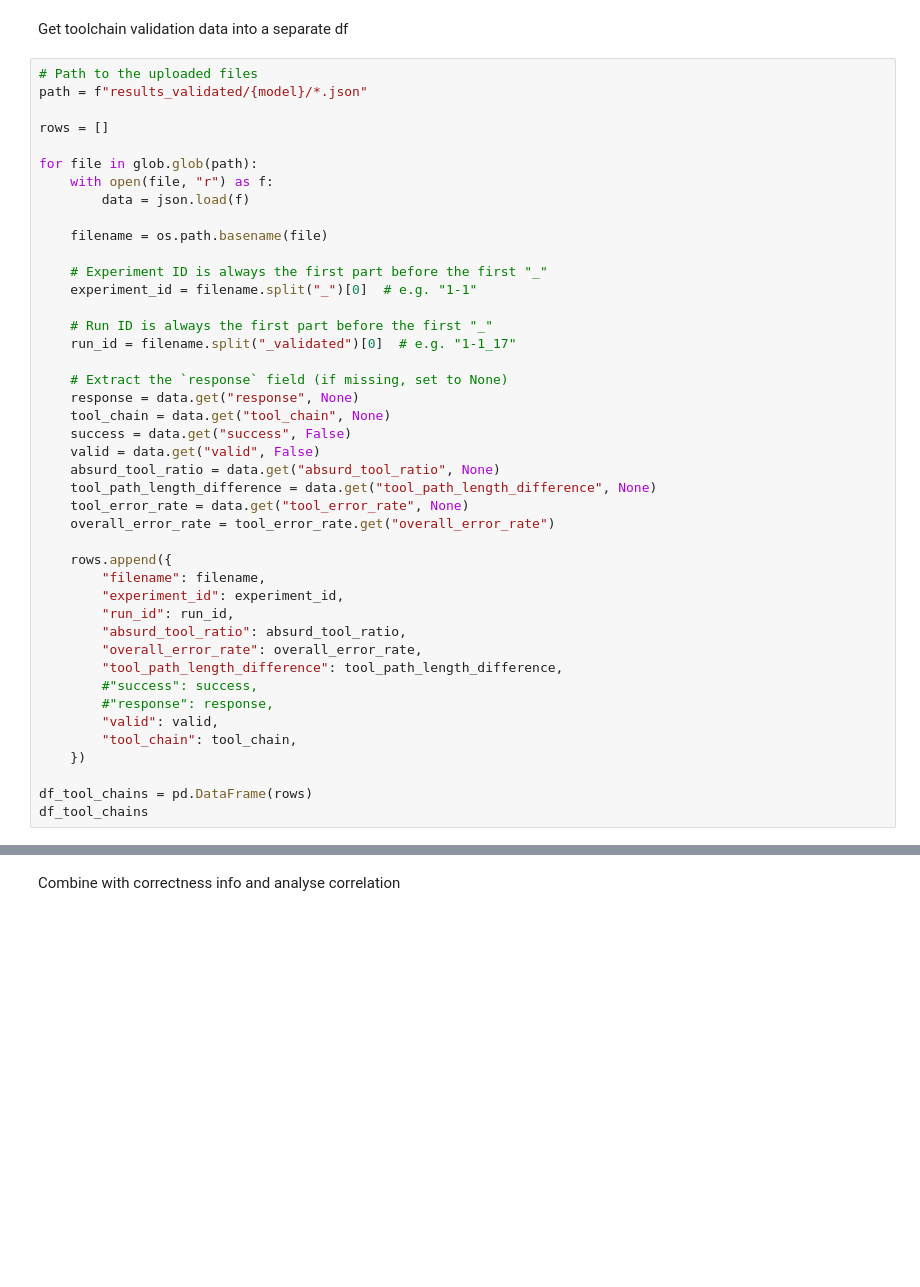
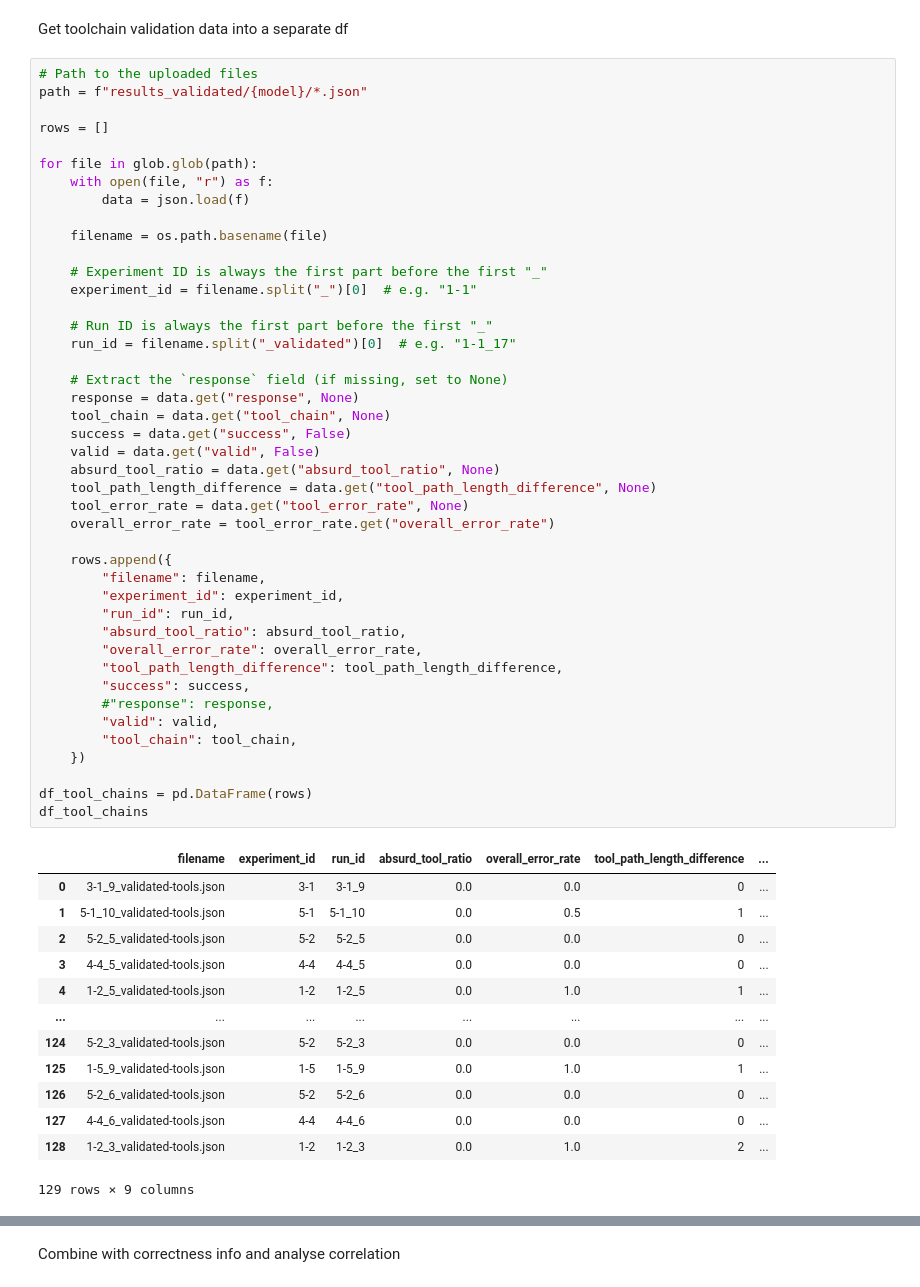
Before and after one commit to dracor-org/dracor-mcp-evaluation, a Jupyter notebook: automatic_evaluation/responses_analyser.ipynb, the cells around one changed output, grey strips where cells are left out. Saved outputs shown, nothing was run; the diff lists cells and outputs as text; blank space fills up the shorter version.

```diff
--- a/automatic_evaluation/responses_analyser.ipynb
+++ b/automatic_evaluation/responses_analyser.ipynb
@@ -396,33 +868,47 @@ for file in glob.glob(path):
     # Experiment ID is always the first part before the first "_"
     experiment_id = filename.split("_")[0]  # e.g. "1-1"
 
     # Run ID is always the first part before the first "_"
     run_id = filename.split("_validated")[0]  # e.g. "1-1_17"
 
     # Extract the `response` field (if missing, set to None)
     response = data.get("response", None)
     tool_chain = data.get("tool_chain", None)
     success = data.get("success", False)
     valid = data.get("valid", False)
     absurd_tool_ratio = data.get("absurd_tool_ratio", None)
     tool_path_length_difference = data.get("tool_path_length_difference", None)
     tool_error_rate = data.get("tool_error_rate", None)
     overall_error_rate = tool_error_rate.get("overall_error_rate")
 
     rows.append({
         "filename": filename,
         "experiment_id": experiment_id,
         "run_id": run_id,
         "absurd_tool_ratio": absurd_tool_ratio,
         "overall_error_rate": overall_error_rate,
         "tool_path_length_difference": tool_path_length_difference,
-        #"success": success,
+        "success": success,
         #"response": response,
         "valid": valid,
         "tool_chain": tool_chain,
     })
 
 df_tool_chains = pd.DataFrame(rows)
 df_tool_chains
+# %% [output]
+|  | filename | experiment_id | run_id | absurd_tool_ratio | overall_error_rate | tool_path_length_difference | ... |
+| 0 | 3-1_9_validated-tools.json | 3-1 | 3-1_9 | 0.0 | 0.0 | 0 | ... |
+| 1 | 5-1_10_validated-tools.json | 5-1 | 5-1_10 | 0.0 | 0.5 | 1 | ... |
+| 2 | 5-2_5_validated-tools.json | 5-2 | 5-2_5 | 0.0 | 0.0 | 0 | ... |
+| 3 | 4-4_5_validated-tools.json | 4-4 | 4-4_5 | 0.0 | 0.0 | 0 | ... |
+| 4 | 1-2_5_validated-tools.json | 1-2 | 1-2_5 | 0.0 | 1.0 | 1 | ... |
+| ... | ... | ... | ... | ... | ... | ... | ... |
+| 124 | 5-2_3_validated-tools.json | 5-2 | 5-2_3 | 0.0 | 0.0 | 0 | ... |
+| 125 | 1-5_9_validated-tools.json | 1-5 | 1-5_9 | 0.0 | 1.0 | 1 | ... |
+| 126 | 5-2_6_validated-tools.json | 5-2 | 5-2_6 | 0.0 | 0.0 | 0 | ... |
+| 127 | 4-4_6_validated-tools.json | 4-4 | 4-4_6 | 0.0 | 0.0 | 0 | ... |
+| 128 | 1-2_3_validated-tools.json | 1-2 | 1-2_3 | 0.0 | 1.0 | 2 | ... |
+129 rows × 9 columns
 # %%
 df_tool_chains['absurd_tool_ratio'].mean()
```
Also changed, not shown: parts of 64 cells of this notebook, 3 other files.
